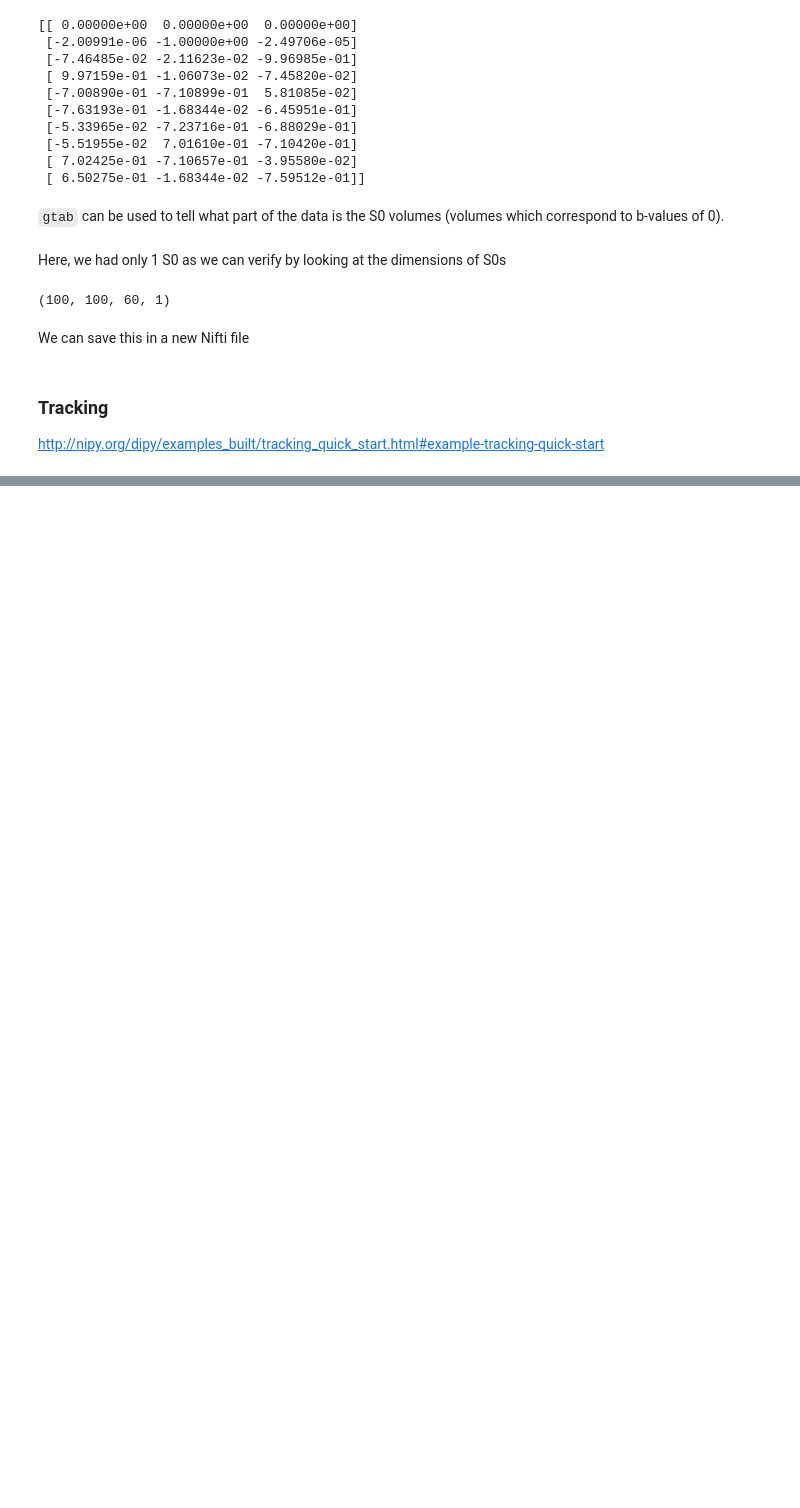
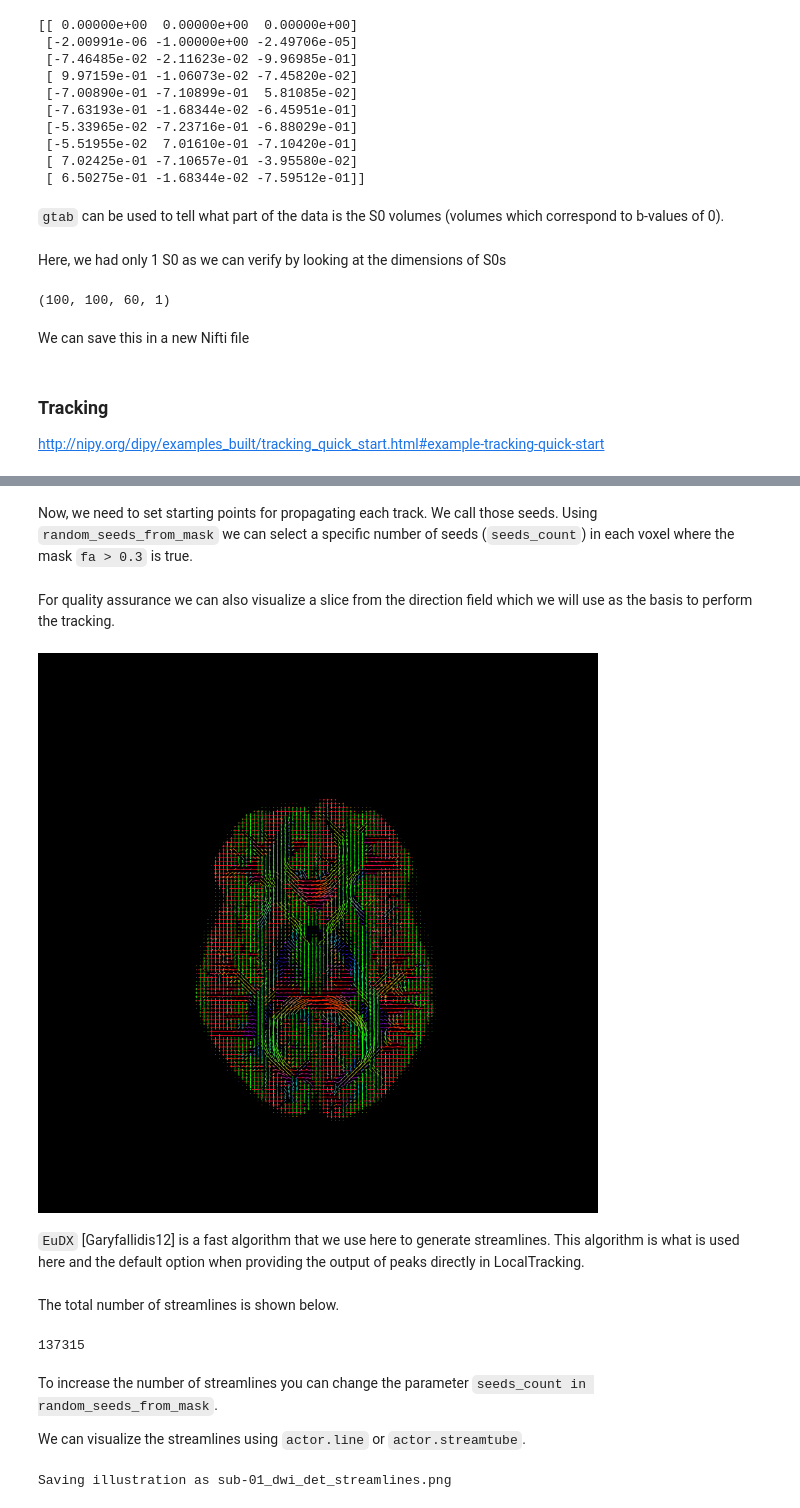
Before and after one commit to computational-medicine/BMED360, a Jupyter notebook: notebooks/3.0-diffusion-mri.ipynb, the cells around one changed output, grey strips where cells are left out. Saved outputs shown, nothing was run; the diff lists cells and outputs as text; code cells hidden in the pictures; blank space fills up the shorter version.

```diff
--- a/notebooks/3.0-diffusion-mri.ipynb
+++ b/notebooks/3.0-diffusion-mri.ipynb
@@ -158,0 +216,2 @@ http://nipy.org/dipy/examples_built/tracking_quick_start.html#example-tracking-q
+# %% [markdown]
+Now, we need to set starting points for propagating each track. We call those seeds. Using `random_seeds_from_mask` we can select a specific number of seeds (`seeds_count`) in each voxel where the mask `fa > 0.3` is true.
@@ -158,0 +220,2 @@ http://nipy.org/dipy/examples_built/tracking_quick_start.html#example-tracking-q
+# %% [markdown]
+For quality assurance we can also visualize a slice from the direction field which we will use as the basis to perform the tracking.
@@ -158,0 +232,6 @@ http://nipy.org/dipy/examples_built/tracking_quick_start.html#example-tracking-q
+# %%
+Image(filename= './assets/sub-01_dwi_csd_direction_field.png', width=600)
+# %% [output]
+[figure, added]
+# %% [markdown]
+`EuDX` [Garyfallidis12] is a fast algorithm that we use here to generate streamlines. This algorithm is what is used here and the default option when providing the output of peaks directly in LocalTracking.
@@ -158,0 +244,21 @@ http://nipy.org/dipy/examples_built/tracking_quick_start.html#example-tracking-q
+# %% [markdown]
+The total number of streamlines is shown below.
+# %%
+print(len(streamlines))
+# %% [output]
+137315
+# %% [markdown]
+To increase the number of streamlines you can change the parameter `seeds_count in random_seeds_from_mask`.
+
+We can visualize the streamlines using `actor.line` or `actor.streamtube`.
+# %%
+ren.clear()
+ren.add(actor.line(streamlines))
+
+if interactive:
+    window.show(ren, size=(900, 900))
+else:
+    print('Saving illustration as sub-01_dwi_det_streamlines.png')
+    window.record(ren, out_path='./assets/sub-01_dwi_det_streamlines.png', size=(900, 900))
+# %% [output]
+Saving illustration as sub-01_dwi_det_streamlines.png
```
Also changed, not shown: parts of 23 cells of this notebook, 4 other files.
